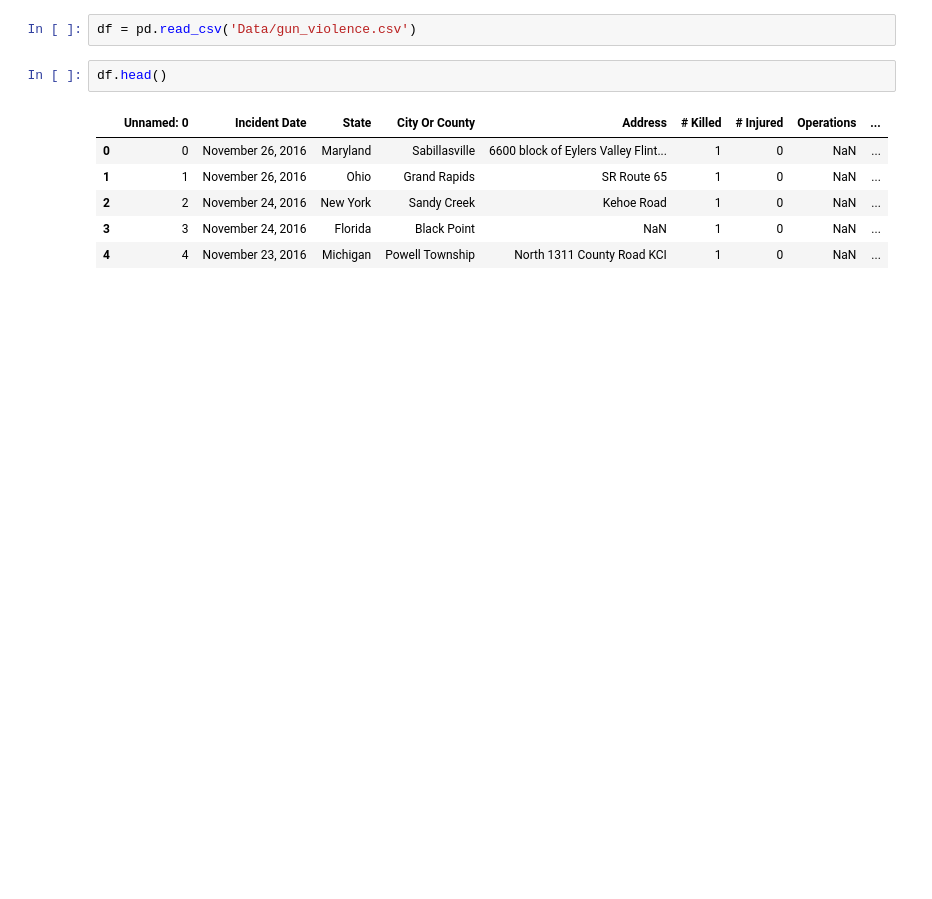
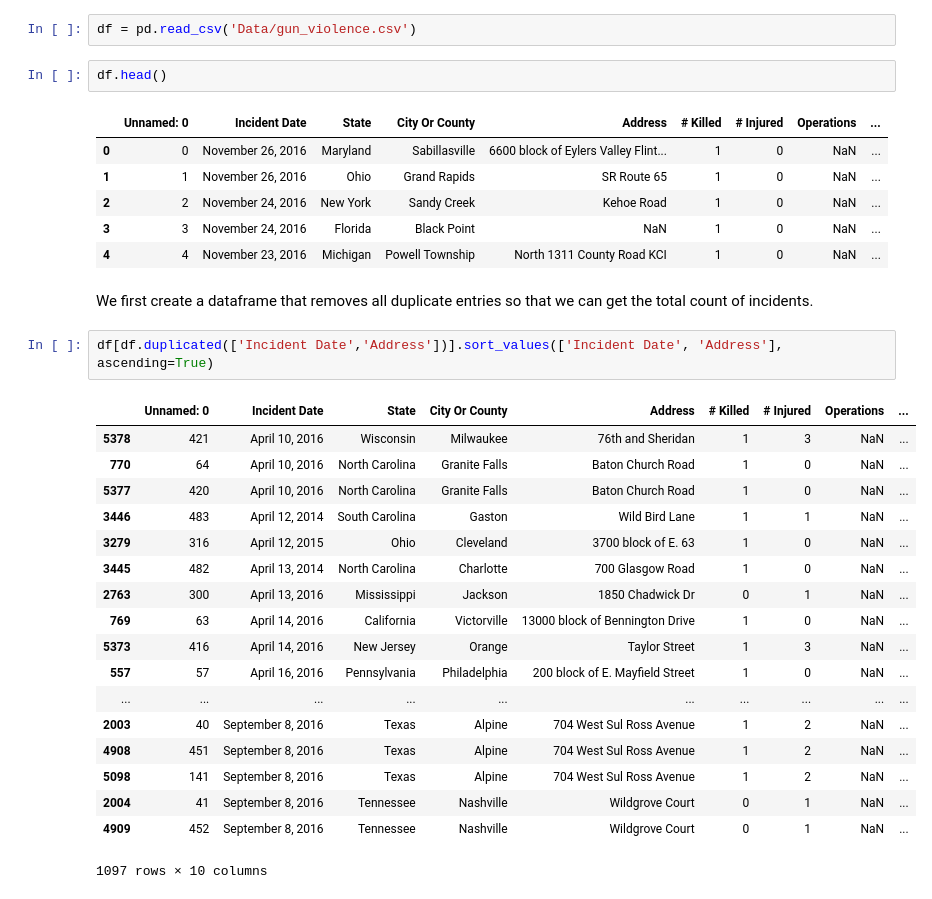
Before and after one commit to kwright76/Gun-Violence-Analysis, a Jupyter notebook: First Version.ipynb, the cells around one changed output. Drawn from its saved outputs; the diff is of its cells as text; blank space fills up the shorter version.

```diff
--- a/First Version.ipynb
+++ b/First Version.ipynb
@@ -25,3 +18,26 @@ df.head()
 | 2 | 2 | November 24, 2016 | New York | Sandy Creek | Kehoe Road | 1 | 0 | NaN | ... |
 | 3 | 3 | November 24, 2016 | Florida | Black Point | NaN | 1 | 0 | NaN | ... |
 | 4 | 4 | November 23, 2016 | Michigan | Powell Township | North 1311 County Road KCI | 1 | 0 | NaN | ... |
+# %% [markdown]
+We first create a dataframe that removes all duplicate entries so that we can get the total count of incidents.
+# %%
+df[df.duplicated(['Incident Date','Address'])].sort_values(['Incident Date', 'Address'], ascending=True)
+# %% [output]
+|  | Unnamed: 0 | Incident Date | State | City Or County | Address | # Killed | # Injured | Operations | ... |
+| 5378 | 421 | April 10, 2016 | Wisconsin | Milwaukee | 76th and Sheridan | 1 | 3 | NaN | ... |
+| 770 | 64 | April 10, 2016 | North Carolina | Granite Falls | Baton Church Road | 1 | 0 | NaN | ... |
+| 5377 | 420 | April 10, 2016 | North Carolina | Granite Falls | Baton Church Road | 1 | 0 | NaN | ... |
+| 3446 | 483 | April 12, 2014 | South Carolina | Gaston | Wild Bird Lane | 1 | 1 | NaN | ... |
+| 3279 | 316 | April 12, 2015 | Ohio | Cleveland | 3700 block of E. 63 | 1 | 0 | NaN | ... |
+| 3445 | 482 | April 13, 2014 | North Carolina | Charlotte | 700 Glasgow Road | 1 | 0 | NaN | ... |
+| 2763 | 300 | April 13, 2016 | Mississippi | Jackson | 1850 Chadwick Dr | 0 | 1 | NaN | ... |
+| 769 | 63 | April 14, 2016 | California | Victorville | 13000 block of Bennington Drive | 1 | 0 | NaN | ... |
+| 5373 | 416 | April 14, 2016 | New Jersey | Orange | Taylor Street | 1 | 3 | NaN | ... |
+| 557 | 57 | April 16, 2016 | Pennsylvania | Philadelphia | 200 block of E. Mayfield Street | 1 | 0 | NaN | ... |
+| ... | ... | ... | ... | ... | ... | ... | ... | ... | ... |
+| 2003 | 40 | September 8, 2016 | Texas | Alpine | 704 West Sul Ross Avenue | 1 | 2 | NaN | ... |
+| 4908 | 451 | September 8, 2016 | Texas | Alpine | 704 West Sul Ross Avenue | 1 | 2 | NaN | ... |
+| 5098 | 141 | September 8, 2016 | Texas | Alpine | 704 West Sul Ross Avenue | 1 | 2 | NaN | ... |
+| 2004 | 41 | September 8, 2016 | Tennessee | Nashville | Wildgrove Court | 0 | 1 | NaN | ... |
+| 4909 | 452 | September 8, 2016 | Tennessee | Nashville | Wildgrove Court | 0 | 1 | NaN | ... |
+1097 rows × 10 columns
```
Also changed, not shown: parts of 16 cells of this notebook.
